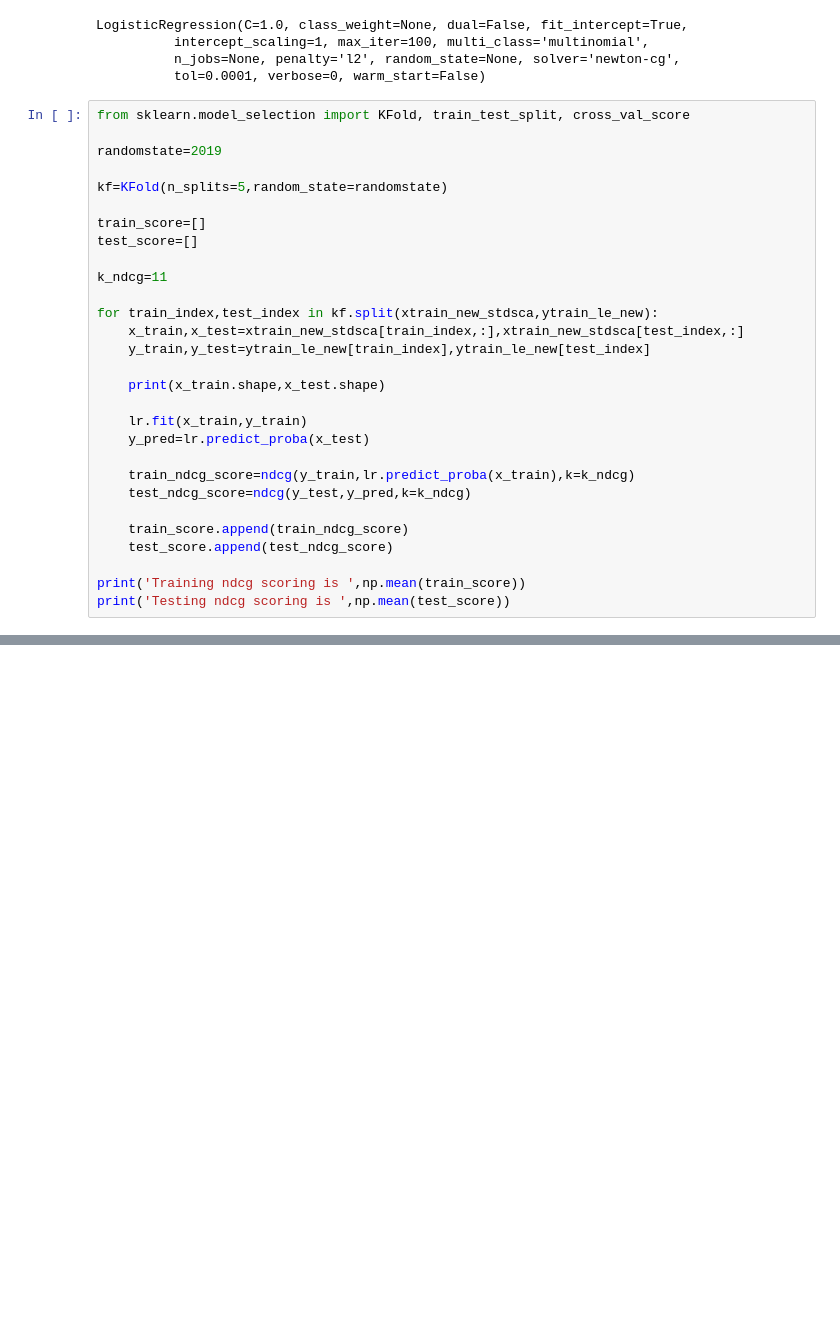
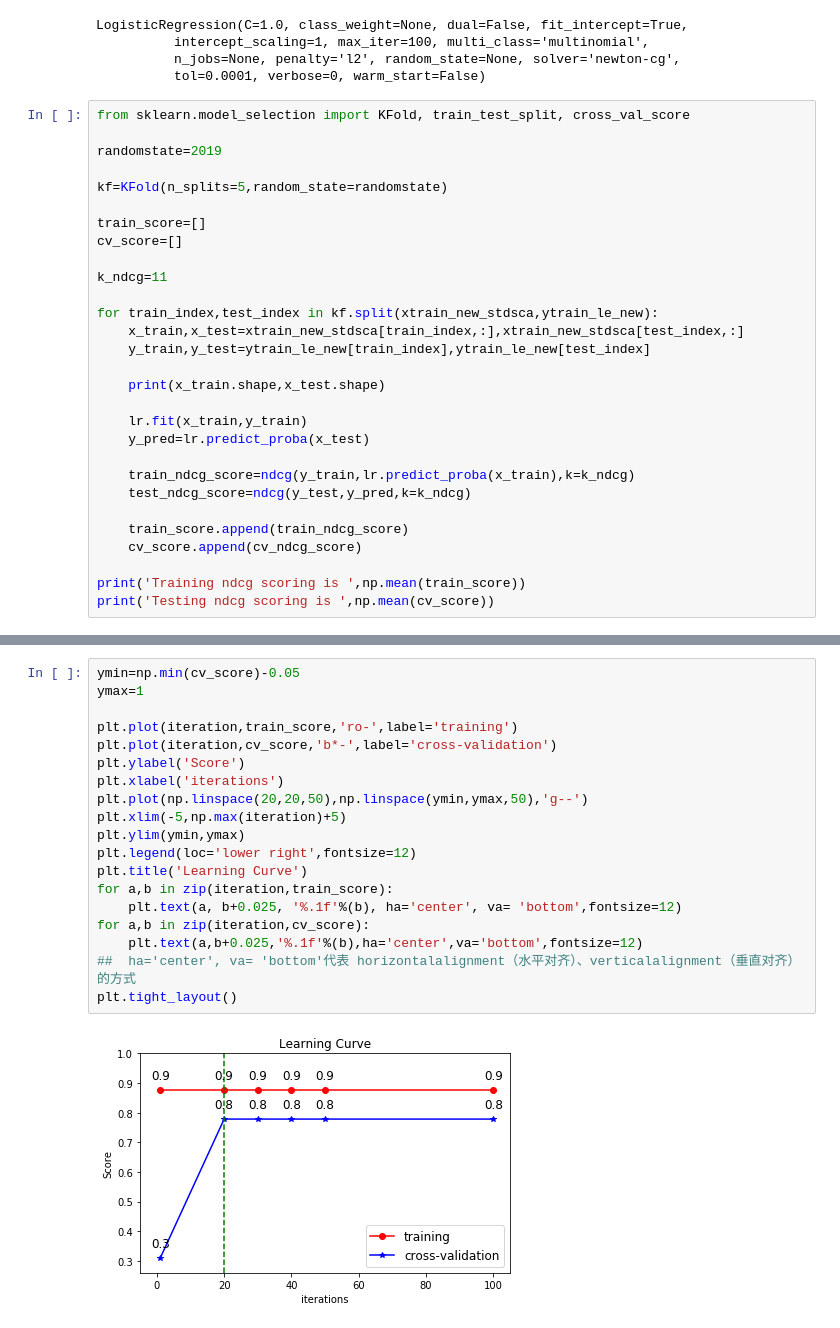
Before and after one commit to troywu666/Airbnb_data_analyse, a Jupyter notebook: 订房预测.ipynb, the cells around one changed output, grey strips where cells are left out. Saved outputs shown, nothing was run; the diff lists cells and outputs as text; blank space fills up the shorter version.

```diff
--- a/订房预测.ipynb
+++ b/订房预测.ipynb
@@ -1017,7 +1006,7 @@ randomstate=2019
 kf=KFold(n_splits=5,random_state=randomstate)
 
 train_score=[]
-test_score=[]
+cv_score=[]
 
 k_ndcg=11
 
@@ -1034,9 +1023,9 @@ for train_index,test_index in kf.split(xtrain_new_stdsca,ytrain_le_new):
     test_ndcg_score=ndcg(y_test,y_pred,k=k_ndcg)
 
     train_score.append(train_ndcg_score)
-    test_score.append(test_ndcg_score)
+    cv_score.append(cv_ndcg_score)
 
 print('Training ndcg scoring is ',np.mean(train_score))
-print('Testing ndcg scoring is ',np.mean(test_score))
+print('Testing ndcg scoring is ',np.mean(cv_score))
 # %% [output]
 (1707, 493) (427, 493)
@@ -1048,0 +1095,21 @@ Testing ndcg scoring is  0.7785578521428747
+# %%
+ymin=np.min(cv_score)-0.05
+ymax=1
+
+plt.plot(iteration,train_score,'ro-',label='training')
+plt.plot(iteration,cv_score,'b*-',label='cross-validation')
+plt.ylabel('Score')
+plt.xlabel('iterations')
+plt.plot(np.linspace(20,20,50),np.linspace(ymin,ymax,50),'g--')
+plt.xlim(-5,np.max(iteration)+5)
+plt.ylim(ymin,ymax)
+plt.legend(loc='lower right',fontsize=12)
+plt.title('Learning Curve')
+for a,b in zip(iteration,train_score):
+    plt.text(a, b+0.025, '%.1f'%(b), ha='center', va= 'bottom',fontsize=12)
+for a,b in zip(iteration,cv_score):
+    plt.text(a,b+0.025,'%.1f'%(b),ha='center',va='bottom',fontsize=12)
+##  ha='center', va= 'bottom'代表 horizontalalignment（水平对齐）、verticalalignment（垂直对齐）的方式
+plt.tight_layout()
+# %% [output]
+[figure, added]
```
Also changed, not shown: parts of 9 cells of this notebook, 1 other file.
